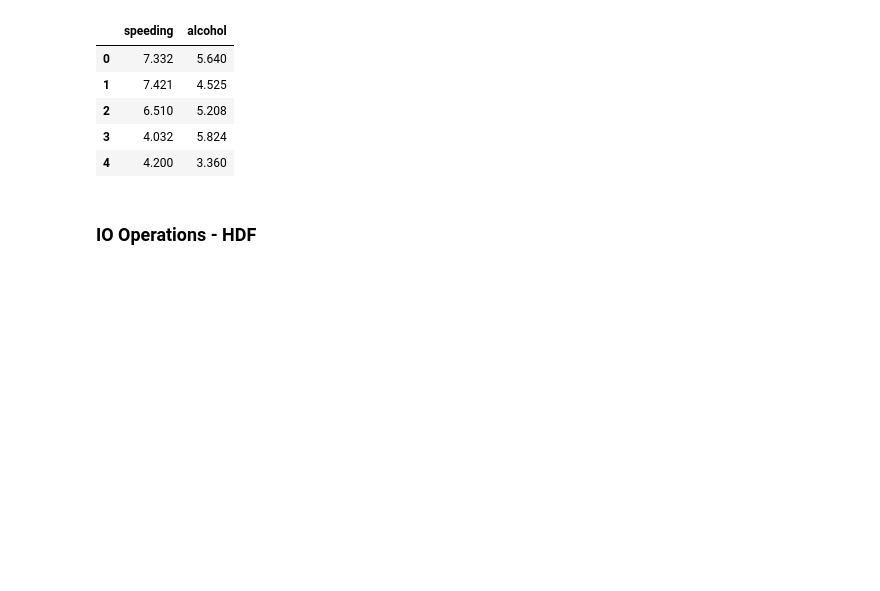
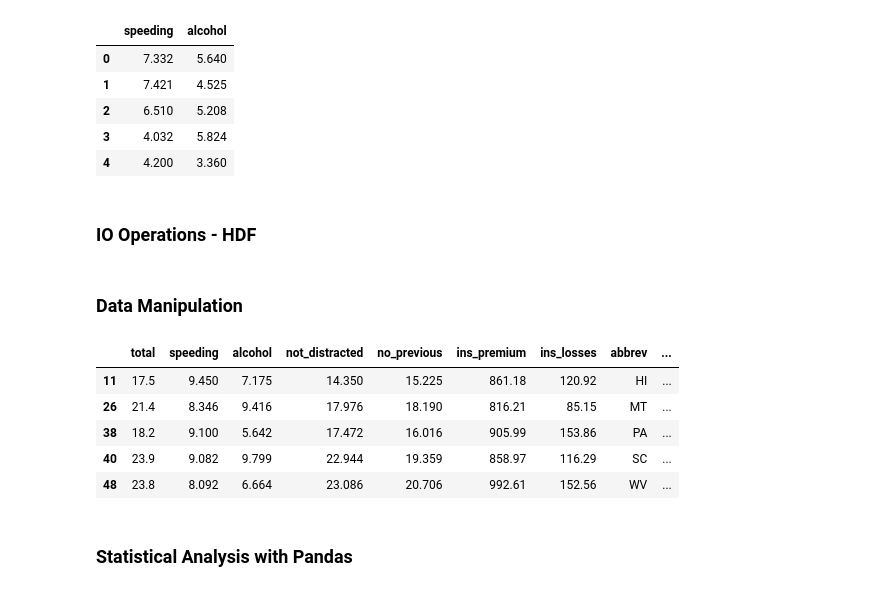
Before and after one commit to cmj123/BecomeAProfessionalPythonProgrammer, a Jupyter notebook: data_analysis_python_pandas/data_analysis_with_python_pandas.ipynb, the cells around one changed output. Saved outputs shown, nothing was run; the diff lists cells and outputs as text; code cells hidden in the pictures; blank space fills up the shorter version.

```diff
--- a/data_analysis_python_pandas/data_analysis_with_python_pandas.ipynb
+++ b/data_analysis_python_pandas/data_analysis_with_python_pandas.ipynb
@@ -132,3 +136,31 @@ data_sample.head()
 | 4 | 4.200 | 3.360 |
 # %% [markdown]
 ### IO Operations - HDF
+# %% [markdown]
+### Data Manipulation
+# %%
+import pandas as pd
+import datetime
+import seaborn as sns
+
+import matplotlib.pyplot as plt
+from matplotlib import style
+style.use('ggplot')
+
+data = sns.load_dataset('car_crashes')
+# data['n'] = data['alcohol'] + data['speeding']
+# data['not_distracted'] = data['not_distracted']/10
+
+
+data['over_speeding'] = data['speeding'] > 6
+data2 = data[data['speeding'] > 7.8]
+data2.head()
+# %% [output]
+|  | total | speeding | alcohol | not_distracted | no_previous | ins_premium | ins_losses | abbrev | ... |
+| 11 | 17.5 | 9.450 | 7.175 | 14.350 | 15.225 | 861.18 | 120.92 | HI | ... |
+| 26 | 21.4 | 8.346 | 9.416 | 17.976 | 18.190 | 816.21 | 85.15 | MT | ... |
+| 38 | 18.2 | 9.100 | 5.642 | 17.472 | 16.016 | 905.99 | 153.86 | PA | ... |
+| 40 | 23.9 | 9.082 | 9.799 | 22.944 | 19.359 | 858.97 | 116.29 | SC | ... |
+| 48 | 23.8 | 8.092 | 6.664 | 23.086 | 20.706 | 992.61 | 152.56 | WV | ... |
+# %% [markdown]
+### Statistical Analysis with Pandas
```
Also changed, not shown: parts of 12 cells of this notebook.
